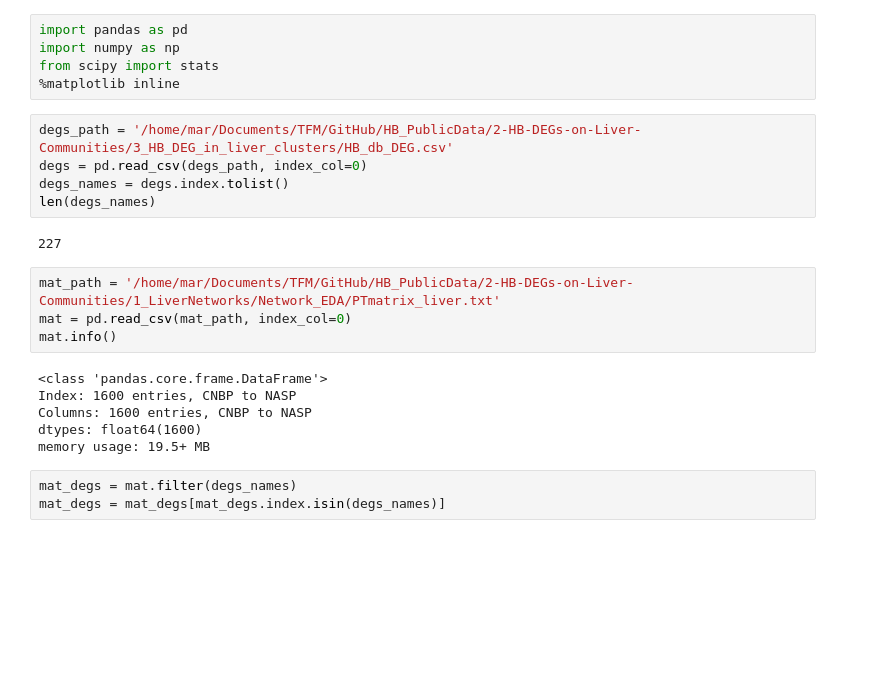
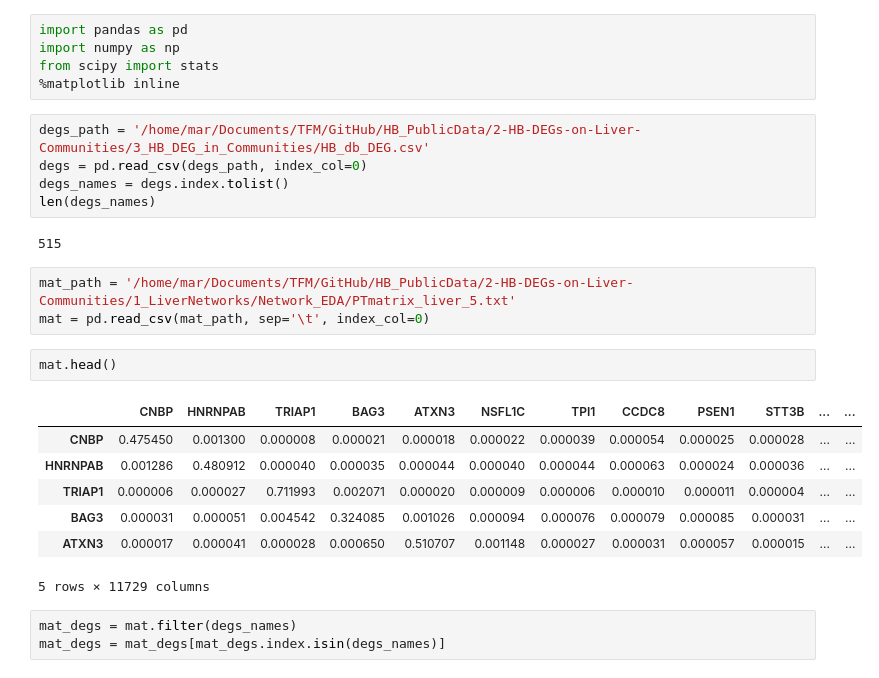
Before and after one commit to marbatlle/multiAffinity, a Jupyter notebook: 2-HB-DEGs-on-Liver-Communities/1_LiverNetworks/Network_EDA/Difussion_Analysis.ipynb, the cells around one changed output. Drawn from its saved outputs; the diff is of its cells as text; blank space fills up the shorter version.

```diff
--- a/2-HB-DEGs-on-Liver-Communities/1_LiverNetworks/Network_EDA/Difussion_Analysis.ipynb
+++ b/2-HB-DEGs-on-Liver-Communities/1_LiverNetworks/Network_EDA/Difussion_Analysis.ipynb
@@ -4,22 +4,25 @@ import numpy as np
 from scipy import stats
 %matplotlib inline
 # %%
-degs_path = '/home/mar/Documents/TFM/GitHub/HB_PublicData/2-HB-DEGs-on-Liver-Communities/3_HB_DEG_in_liver_clusters/HB_db_DEG.csv'
+degs_path = '/home/mar/Documents/TFM/GitHub/HB_PublicData/2-HB-DEGs-on-Liver-Communities/3_HB_DEG_in_Communities/HB_db_DEG.csv'
 degs = pd.read_csv(degs_path, index_col=0)
 degs_names = degs.index.tolist()
 len(degs_names)
 # %% [output]
-227
+515
 # %%
-mat_path = '/home/mar/Documents/TFM/GitHub/HB_PublicData/2-HB-DEGs-on-Liver-Communities/1_LiverNetworks/Network_EDA/PTmatrix_liver.txt'
-mat = pd.read_csv(mat_path, index_col=0)
-mat.info()
+mat_path = '/home/mar/Documents/TFM/GitHub/HB_PublicData/2-HB-DEGs-on-Liver-Communities/1_LiverNetworks/Network_EDA/PTmatrix_liver_5.txt'
+mat = pd.read_csv(mat_path, sep='\t', index_col=0)
-# %% [output]
-<class 'pandas.core.frame.DataFrame'>
-Index: 1600 entries, CNBP to NASP
-Columns: 1600 entries, CNBP to NASP
-dtypes: float64(1600)
-memory usage: 19.5+ MB
+# %%
+mat.head()
+# %% [output]
+|  | CNBP | HNRNPAB | TRIAP1 | BAG3 | ATXN3 | NSFL1C | TPI1 | CCDC8 | PSEN1 | STT3B | ... | ... |
+| CNBP | 0.475450 | 0.001300 | 0.000008 | 0.000021 | 0.000018 | 0.000022 | 0.000039 | 0.000054 | 0.000025 | 0.000028 | ... | ... |
+| HNRNPAB | 0.001286 | 0.480912 | 0.000040 | 0.000035 | 0.000044 | 0.000040 | 0.000044 | 0.000063 | 0.000024 | 0.000036 | ... | ... |
+| TRIAP1 | 0.000006 | 0.000027 | 0.711993 | 0.002071 | 0.000020 | 0.000009 | 0.000006 | 0.000010 | 0.000011 | 0.000004 | ... | ... |
+| BAG3 | 0.000031 | 0.000051 | 0.004542 | 0.324085 | 0.001026 | 0.000094 | 0.000076 | 0.000079 | 0.000085 | 0.000031 | ... | ... |
+| ATXN3 | 0.000017 | 0.000041 | 0.000028 | 0.000650 | 0.510707 | 0.001148 | 0.000027 | 0.000031 | 0.000057 | 0.000015 | ... | ... |
+5 rows × 11729 columns
 # %%
 mat_degs = mat.filter(degs_names)
 mat_degs = mat_degs[mat_degs.index.isin(degs_names)]
```
Also changed, not shown: parts of 3 cells of this notebook, 8 other files.
